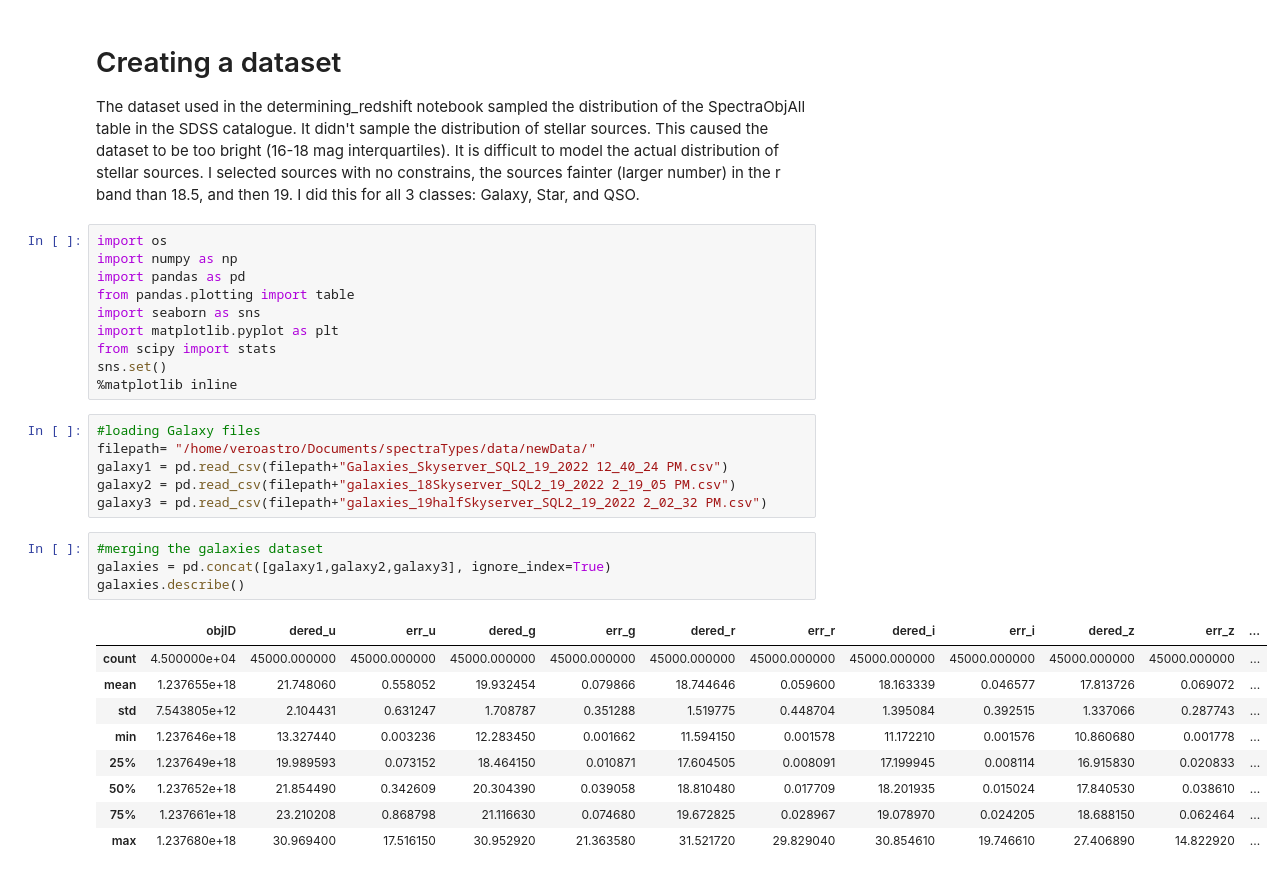
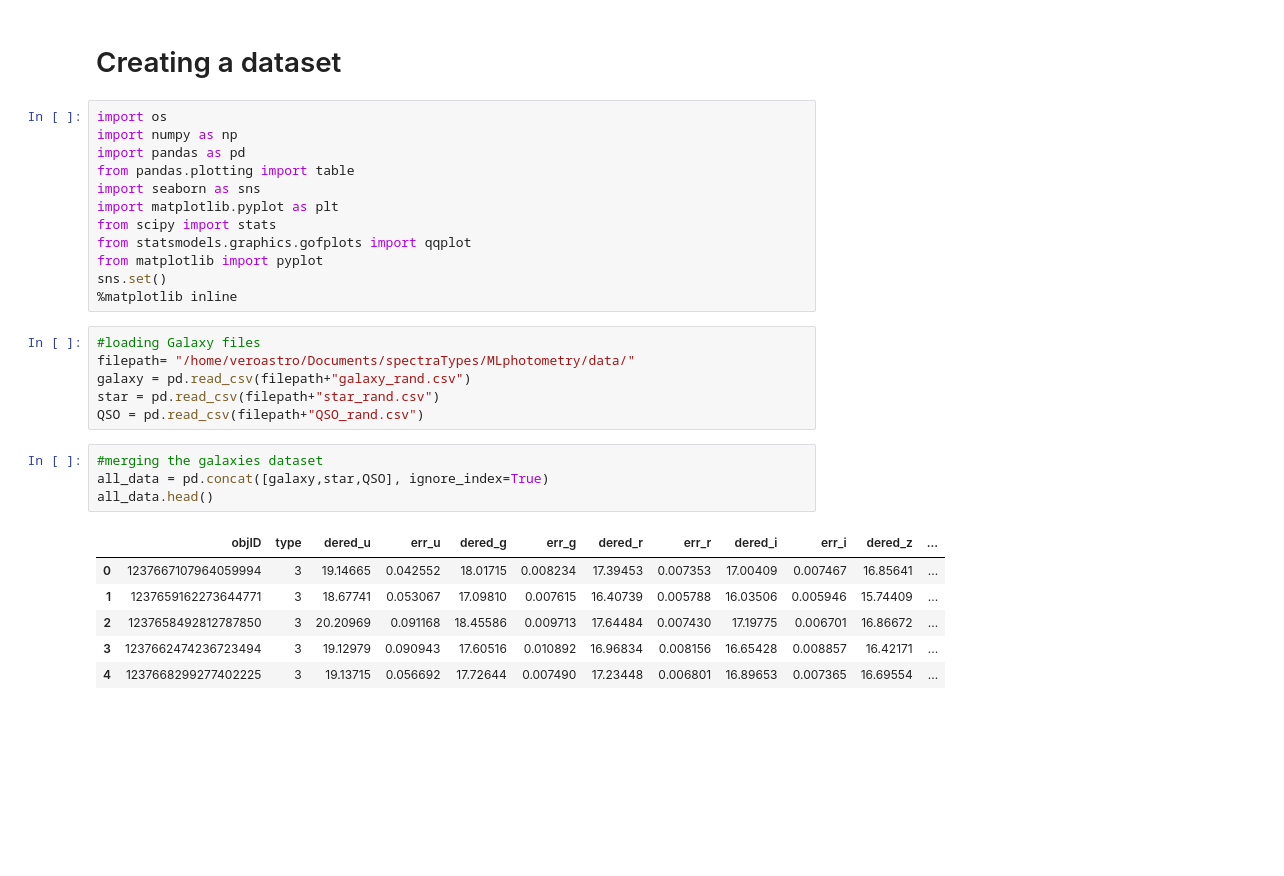
Before and after one commit to lifemannequin/Star_QSO_Galaxy, a Jupyter notebook: script_notebooks/creating_data_sets.ipynb, the cells around one changed output. Cells and saved outputs as stored; diff of their text form; blank space fills up the shorter version.

```diff
--- a/script_notebooks/creating_data_sets.ipynb
+++ b/script_notebooks/creating_data_sets.ipynb
@@ -1,7 +1,5 @@
-# %% [markdown]
-# Creating a dataset
-
-The dataset used in the determining_redshift notebook sampled the distribution of the SpectraObjAll table in the SDSS catalogue. It didn't sample the distribution of stellar sources. This caused the dataset to be too bright (16-18 mag interquartiles). It is difficult to model the actual distribution of stellar sources. I selected sources with no constrains, the sources fainter (larger number) in the r band than 18.5, and then 19. I did this for all 3 classes: Galaxy, Star, and QSO.
+# %% [markdown]
+# Creating a dataset
 # %%
 import os
 import numpy as np
@@ -10,25 +8,24 @@ from pandas.plotting import table
 import seaborn as sns
 import matplotlib.pyplot as plt
 from scipy import stats
+from statsmodels.graphics.gofplots import qqplot
+from matplotlib import pyplot
 sns.set()
 %matplotlib inline
 # %%
 #loading Galaxy files
-filepath= "/home/veroastro/Documents/spectraTypes/data/newData/"
-galaxy1 = pd.read_csv(filepath+"Galaxies_Skyserver_SQL2_19_2022 12_40_24 PM.csv")
-galaxy2 = pd.read_csv(filepath+"galaxies_18Skyserver_SQL2_19_2022 2_19_05 PM.csv")
-galaxy3 = pd.read_csv(filepath+"galaxies_19halfSkyserver_SQL2_19_2022 2_02_32 PM.csv")
+filepath= "/home/veroastro/Documents/spectraTypes/MLphotometry/data/"
+galaxy = pd.read_csv(filepath+"galaxy_rand.csv")
+star = pd.read_csv(filepath+"star_rand.csv")
+QSO = pd.read_csv(filepath+"QSO_rand.csv")
 # %%
 #merging the galaxies dataset
-galaxies = pd.concat([galaxy1,galaxy2,galaxy3], ignore_index=True)
-galaxies.describe()
+all_data = pd.concat([galaxy,star,QSO], ignore_index=True)
+all_data.head()
 # %% [output]
-|  | objID | dered_u | err_u | dered_g | err_g | dered_r | err_r | dered_i | err_i | dered_z | err_z | ... |
-| count | 4.500000e+04 | 45000.000000 | 45000.000000 | 45000.000000 | 45000.000000 | 45000.000000 | 45000.000000 | 45000.000000 | 45000.000000 | 45000.000000 | 45000.000000 | ... |
-| mean | 1.237655e+18 | 21.748060 | 0.558052 | 19.932454 | 0.079866 | 18.744646 | 0.059600 | 18.163339 | 0.046577 | 17.813726 | 0.069072 | ... |
-| std | 7.543805e+12 | 2.104431 | 0.631247 | 1.708787 | 0.351288 | 1.519775 | 0.448704 | 1.395084 | 0.392515 | 1.337066 | 0.287743 | ... |
-| min | 1.237646e+18 | 13.327440 | 0.003236 | 12.283450 | 0.001662 | 11.594150 | 0.001578 | 11.172210 | 0.001576 | 10.860680 | 0.001778 | ... |
-| 25% | 1.237649e+18 | 19.989593 | 0.073152 | 18.464150 | 0.010871 | 17.604505 | 0.008091 | 17.199945 | 0.008114 | 16.915830 | 0.020833 | ... |
-| 50% | 1.237652e+18 | 21.854490 | 0.342609 | 20.304390 | 0.039058 | 18.810480 | 0.017709 | 18.201935 | 0.015024 | 17.840530 | 0.038610 | ... |
-| 75% | 1.237661e+18 | 23.210208 | 0.868798 | 21.116630 | 0.074680 | 19.672825 | 0.028967 | 19.078970 | 0.024205 | 18.688150 | 0.062464 | ... |
-| max | 1.237680e+18 | 30.969400 | 17.516150 | 30.952920 | 21.363580 | 31.521720 | 29.829040 | 30.854610 | 19.746610 | 27.406890 | 14.822920 | ... |
+|  | objID | type | dered_u | err_u | dered_g | err_g | dered_r | err_r | dered_i | err_i | dered_z | ... |
+| 0 | 1237667107964059994 | 3 | 19.14665 | 0.042552 | 18.01715 | 0.008234 | 17.39453 | 0.007353 | 17.00409 | 0.007467 | 16.85641 | ... |
+| 1 | 1237659162273644771 | 3 | 18.67741 | 0.053067 | 17.09810 | 0.007615 | 16.40739 | 0.005788 | 16.03506 | 0.005946 | 15.74409 | ... |
+| 2 | 1237658492812787850 | 3 | 20.20969 | 0.091168 | 18.45586 | 0.009713 | 17.64484 | 0.007430 | 17.19775 | 0.006701 | 16.86672 | ... |
+| 3 | 1237662474236723494 | 3 | 19.12979 | 0.090943 | 17.60516 | 0.010892 | 16.96834 | 0.008156 | 16.65428 | 0.008857 | 16.42171 | ... |
+| 4 | 1237668299277402225 | 3 | 19.13715 | 0.056692 | 17.72644 | 0.007490 | 17.23448 | 0.006801 | 16.89653 | 0.007365 | 16.69554 | ... |
```
Also changed, not shown: parts of 13 cells of this notebook, 12 other files.
